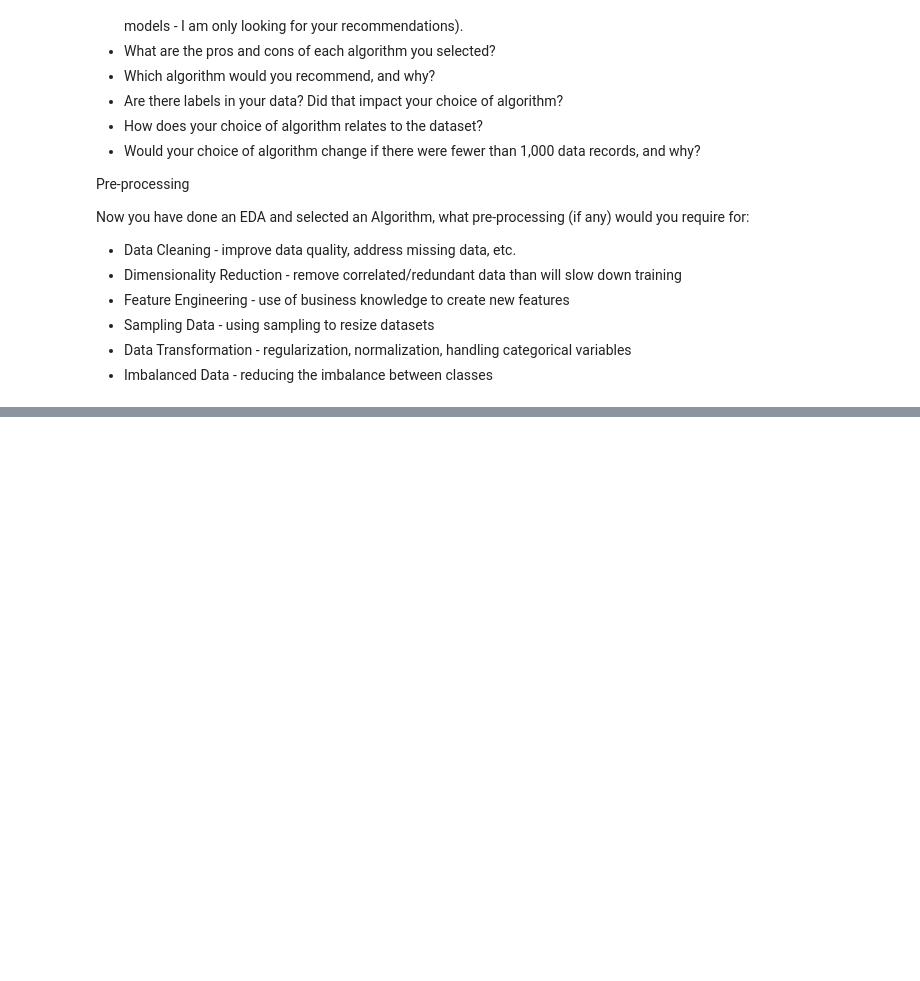
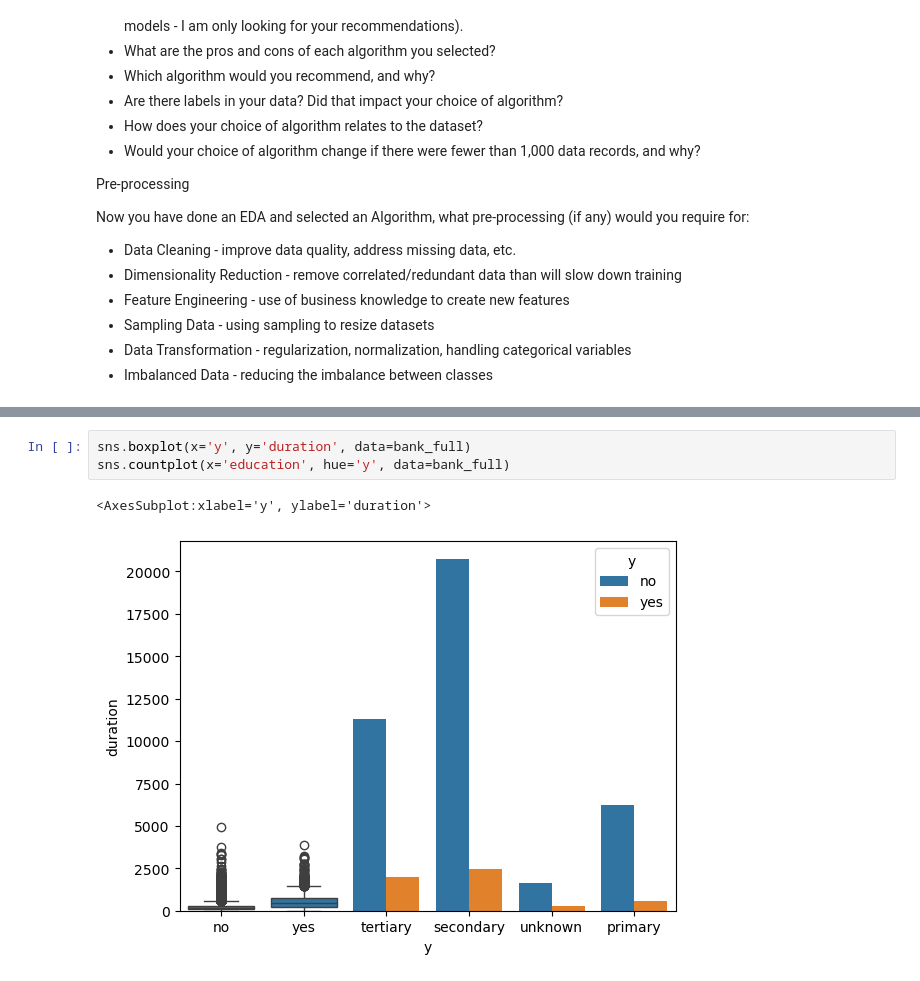
Before and after one commit to eddiexunyc/ml_big_data_work, a Jupyter notebook: Assignment 1/data622_assignment_1.ipynb, the cells around one changed output, grey strips where cells are left out. Drawn from its saved outputs; the diff is of its cells as text; blank space fills up the shorter version.

```diff
--- a/Assignment 1/data622_assignment_1.ipynb
+++ b/Assignment 1/data622_assignment_1.ipynb
@@ -53,0 +149,6 @@ from pandas_profiling import ProfileReport
+# %%
+sns.boxplot(x='y', y='duration', data=bank_full)
+sns.countplot(x='education', hue='y', data=bank_full)
+# %% [output]
+<AxesSubplot:xlabel='y', ylabel='duration'>
+[figure, added]
```
Also changed, not shown: parts of 13 cells of this notebook.
